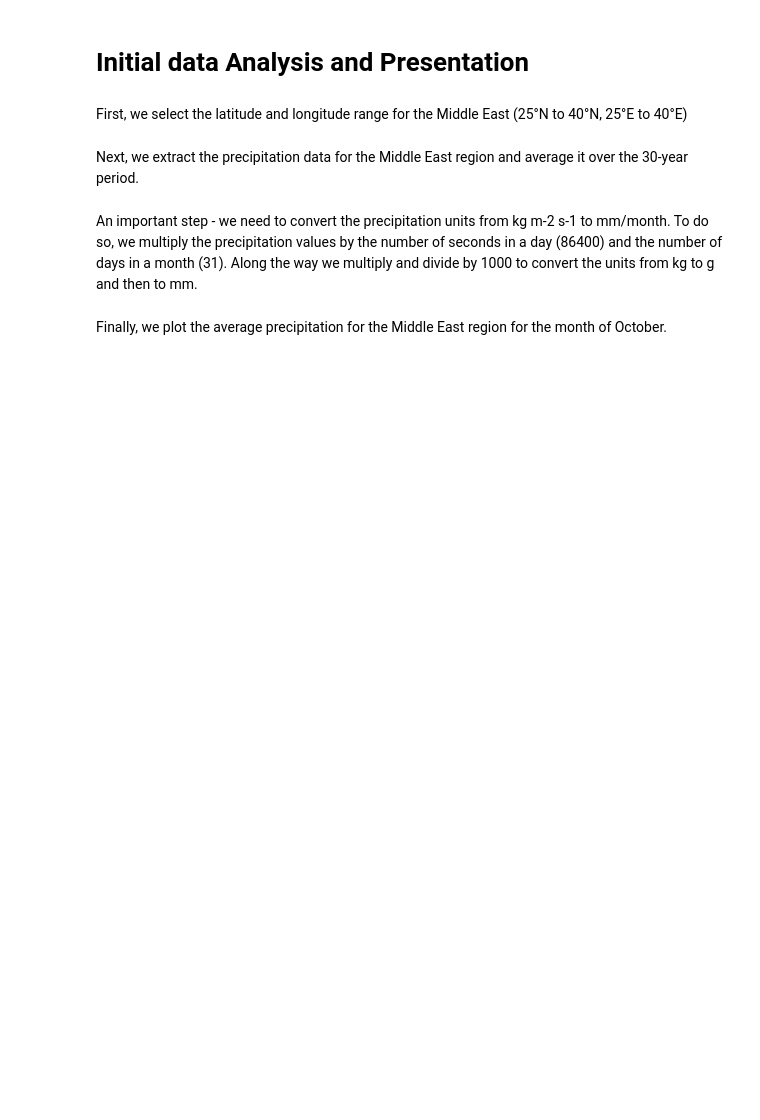
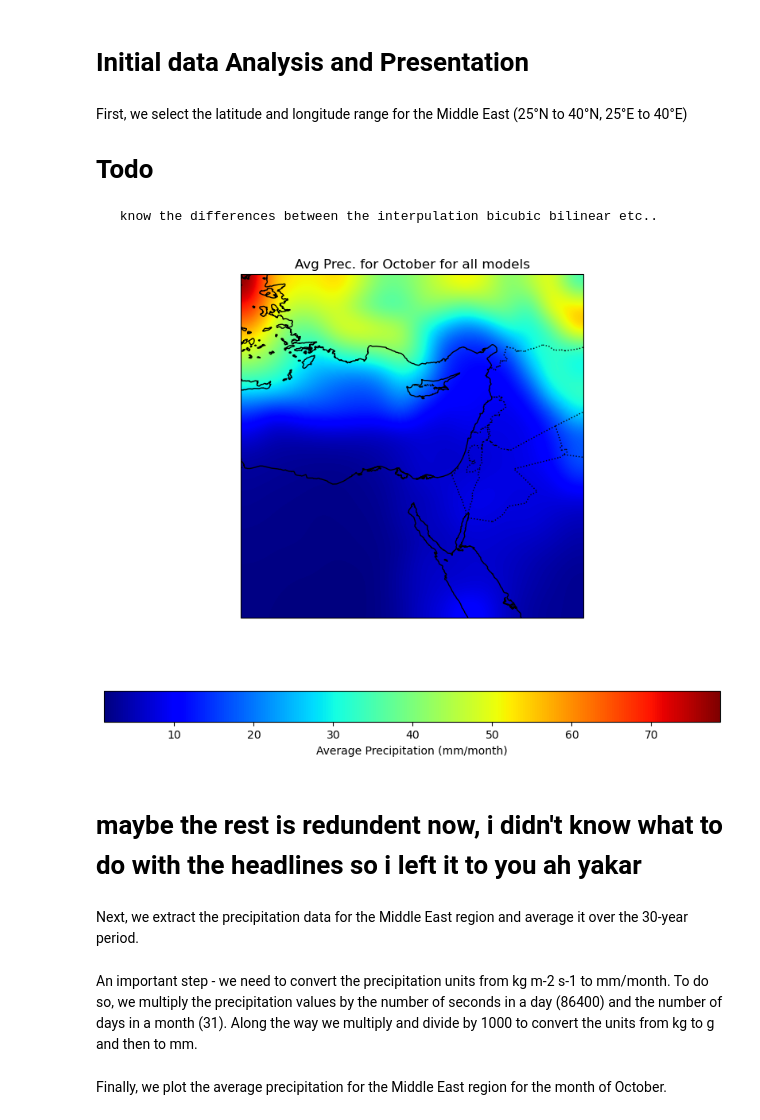
Before and after one commit to TrueMichato/sub-seasonal-cmip-analysis, a Jupyter notebook: code/initial_exploration.ipynb, the cells around one changed output. Saved outputs shown, nothing was run; the diff lists cells and outputs as text; code cells hidden in the pictures; blank space fills up the shorter version.

Commit message:
a function to take all models and insert to a np.array after interpulation was added

```diff
--- a/code/initial_exploration.ipynb
+++ b/code/initial_exploration.ipynb
@@ -42,3 +25,6 @@ data = nc.Dataset(f"{precipitation_path}/{file_path}")
 # Initial data Analysis and Presentation
 # %% [markdown]
 First, we select the latitude and longitude range for the Middle East (25°N to 40°N, 25°E to 40°E)
+
+# Todo
+     know the differences between the interpulation bicubic bilinear etc..
@@ -45,35 +86,35 @@ First, we select the latitude and longitude range for the Middle East (25°N to
 # %%
-for file in tqdm.tqdm(os.listdir(precipitation_path)):
-    filename = os.fsdecode(file)
-    path = f"{precipitation_path}/{filename}"
-    data = nc.Dataset(path)
-    # print(filename)
-    # print(ds.variables['pr'][:].shape)
-    lat_name = 'lat' if 'lat' in data.variables else 'latitude'
-    lon_name = 'lon' if 'lon' in data.variables else 'longitude'
-    lat = data.variables[f'{lat_name}'][(data.variables[f'{lat_name}'][:] >= 25) & (data.variables[f'{lat_name}'][:] <= 40)]
-    lon = data.variables[f'{lon_name}'][(data.variables[f'{lon_name}'][:] >= 25) & (data.variables[f'{lon_name}'][:] <= 40)]
-    precipitation = data.variables['pr'][:]
-    avg_pr_middle_east = np.mean(precipitation,axis=0)
-    convert_unit_to_mm_transform = (86400*31)
-    mm_avg_lat_lon = avg_pr_middle_east * convert_unit_to_mm_transform
-    # Plot the map with the heatmap overlay
-    plt.figure(figsize=(10, 8))
-    ax = plt.axes(projection=ccrs.PlateCarree())
-    ax.set_extent([min(lat), max(lat),min(lon),max(lon)], crs=ccrs.PlateCarree())
+# collect all dataset(model) in the parcipitation dir and make a np array in shape (datasets number,lat_grid,long_grid)
+interpulated_matrix_array = collect_all_datasets(precipitation_path)
+interpulated_matrix_array_mean = np.mean(interpulated_matrix_array,axis=0)
+interpulated_matrix_array_varience = np.var(interpulated_matrix_array,axis=0)
 
-    # Add map features
-    ax.add_feature(cfeature.COASTLINE)
-    ax.add_feature(cfeature.BORDERS, linestyle=':')
-    ax.add_feature(cfeature.LAND, color='lightgray')
 
-    plt.imshow(mm_avg_lat_lon, origin='lower', cmap='jet', extent=[lon[0], lon[-1], lat[0], lat[-1]],
-               transform=ccrs.PlateCarree(), interpolation='nearest')
+# baundries of the map in lat,long units
+baundries = [25, 40,25,40]
 
-    # Add colorbar
-    cbar = plt.colorbar(label='Average Precipitation (mm/month)', orientation='horizontal')
-    cbar.set_label('Average Precipitation (mm/month)')
-    plt.title(f'Avg Prec. for October, {filename}')
+#     Plot the map with the heatmap overlay
+plt.figure(figsize=(10, 8))
+ax = plt.axes(projection=ccrs.PlateCarree())
+ax.set_extent(baundries, crs=ccrs.PlateCarree())
 
-    plt.show()
+
+# Add map features
+ax.add_feature(cfeature.COASTLINE)
+ax.add_feature(cfeature.BORDERS, linestyle=':')
+ax.add_feature(cfeature.LAND, color='lightgray')
+
+
+plt.imshow(interpulated_matrix_array_mean, origin='lower', cmap='jet', extent=baundries,
+           transform=ccrs.PlateCarree(), interpolation='bicubic')
+
+# Add colorbar
+cbar = plt.colorbar(label='Average Precipitation (mm/month)', orientation='horizontal')
+cbar.set_label('Average Precipitation (mm/month)')
+plt.title(f'Avg Prec. for October for all models')
+plt.show()
+# %% [output]
+[figure, added]
+# %% [markdown]
+# maybe the rest is redundent now, i didn't know what to do with the headlines so i left it to you ah yakar
 # %%
```
Also changed, not shown: parts of 6 cells of this notebook.
